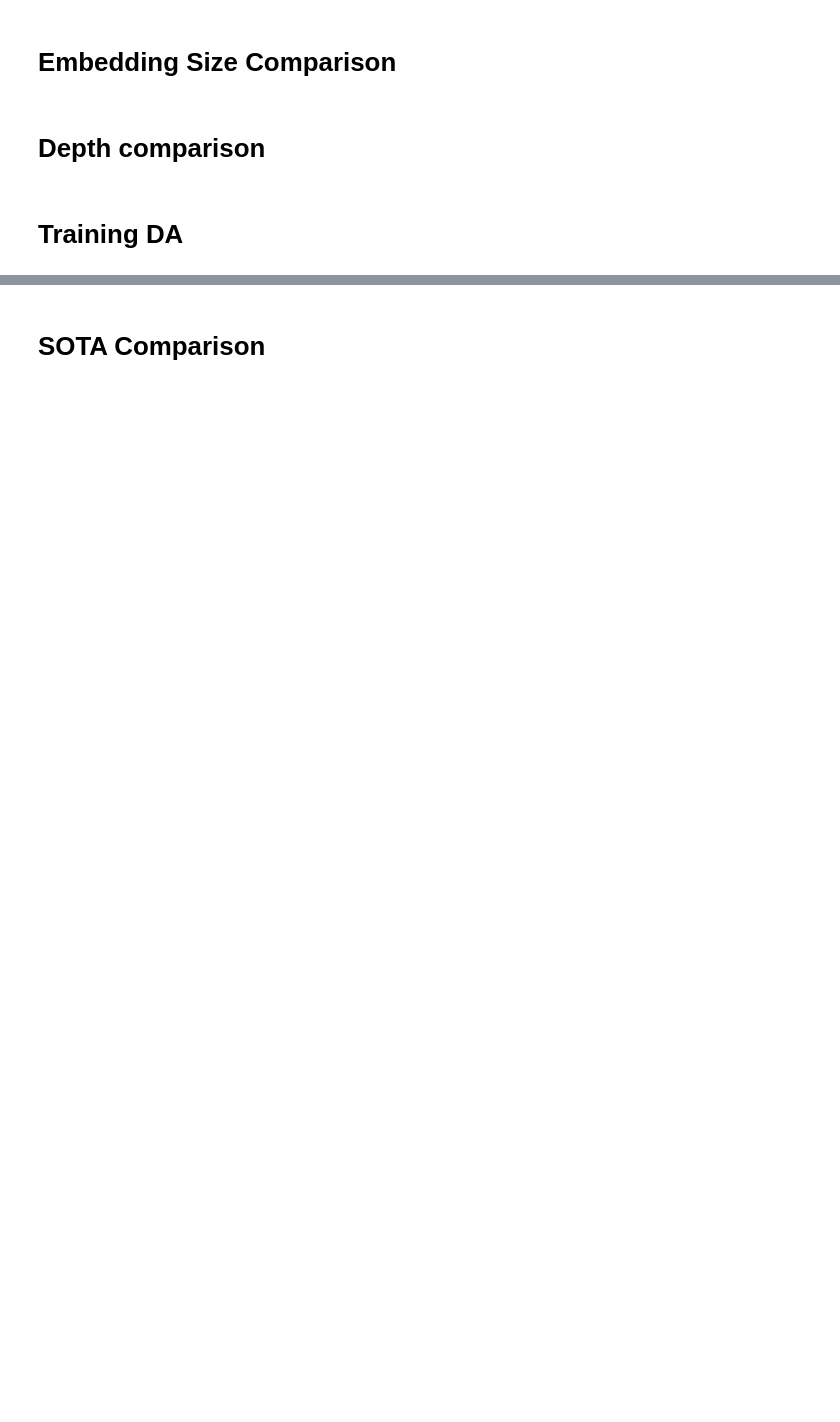
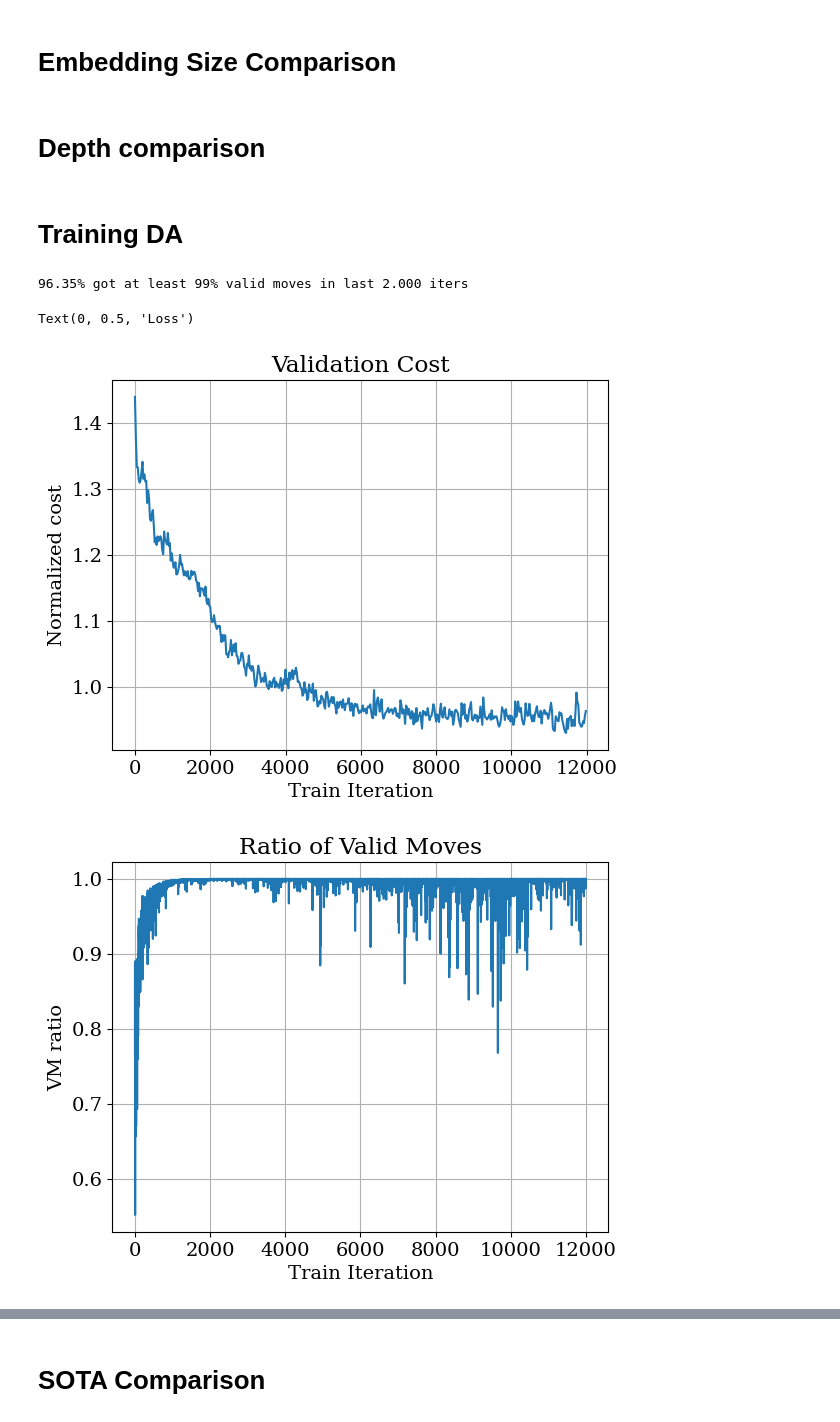
Before and after one commit to Vicara12/MAI-TFM_RL_Qubit_Allocation, a Jupyter notebook: src/results.ipynb, the cells around one changed output, grey strips where cells are left out. Cells and saved outputs as stored; diff of their text form; code cells hidden in the pictures; blank space fills up the shorter version.

Commit message:
Some new results

```diff
--- a/src/results.ipynb
+++ b/src/results.ipynb
@@ -84,12 +84,40 @@ plt.ylabel("Normalized cost")
 # %% [markdown]
 # Training DA
 # %%
-with open('../trained/da_v3/train_data.json', 'r') as f:
-    results = json.load(f)
+def load_tdata(model: str) -> dict:
+    with open(f'../trained/{model}/train_data.json', 'r') as f:
+        return json.load(f)
 
-cost = results['validation_cost']
-plt.plot(list(range(len(cost))), cost)
+def merge_tdata(data_list: list[dict]) -> dict:
+    return {k: sum(map(lambda d: d[k], data_list), [])
+            for k in data_list[0].keys() if isinstance(data_list[0][k], list)}
+
+results = merge_tdata(list(map(load_tdata, ['da_v13', 'da_v13_ft'])))
+
+plt.figure()
+plt.plot(list(i*25 for i in range(len(results['val_cost']))), results['val_cost'])
 plt.grid()
-plt.ylim((1.2,2))
+plt.title("Validation Cost")
+plt.xlabel("Train Iteration")
+plt.ylabel("Normalized cost")
+
+p99_ratio = 100*sum(int(r >= 0.99) for r in results['vm'][-2_000:])/2_000
+print(f"{p99_ratio:.2f}% got at least 99% valid moves in last 2.000 iters")
+plt.figure()
+plt.plot(results['vm'])
+plt.grid()
+plt.title("Ratio of Valid Moves")
+plt.xlabel("Train Iteration")
+plt.ylabel("VM ratio")
+
+plt.figure()
+plt.plot(results['loss'])
+plt.grid()
+plt.title("Training loss")
 plt.xlabel("Train iteration")
-plt.ylabel("Normalized cost")
+plt.ylabel("Loss")
+# %% [output]
+96.35% got at least 99% valid moves in last 2.000 iters
+Text(0, 0.5, 'Loss')
+[figure, added]
+[figure, added]
```
Also changed, not shown: parts of 2 cells of this notebook, 12 other files.
